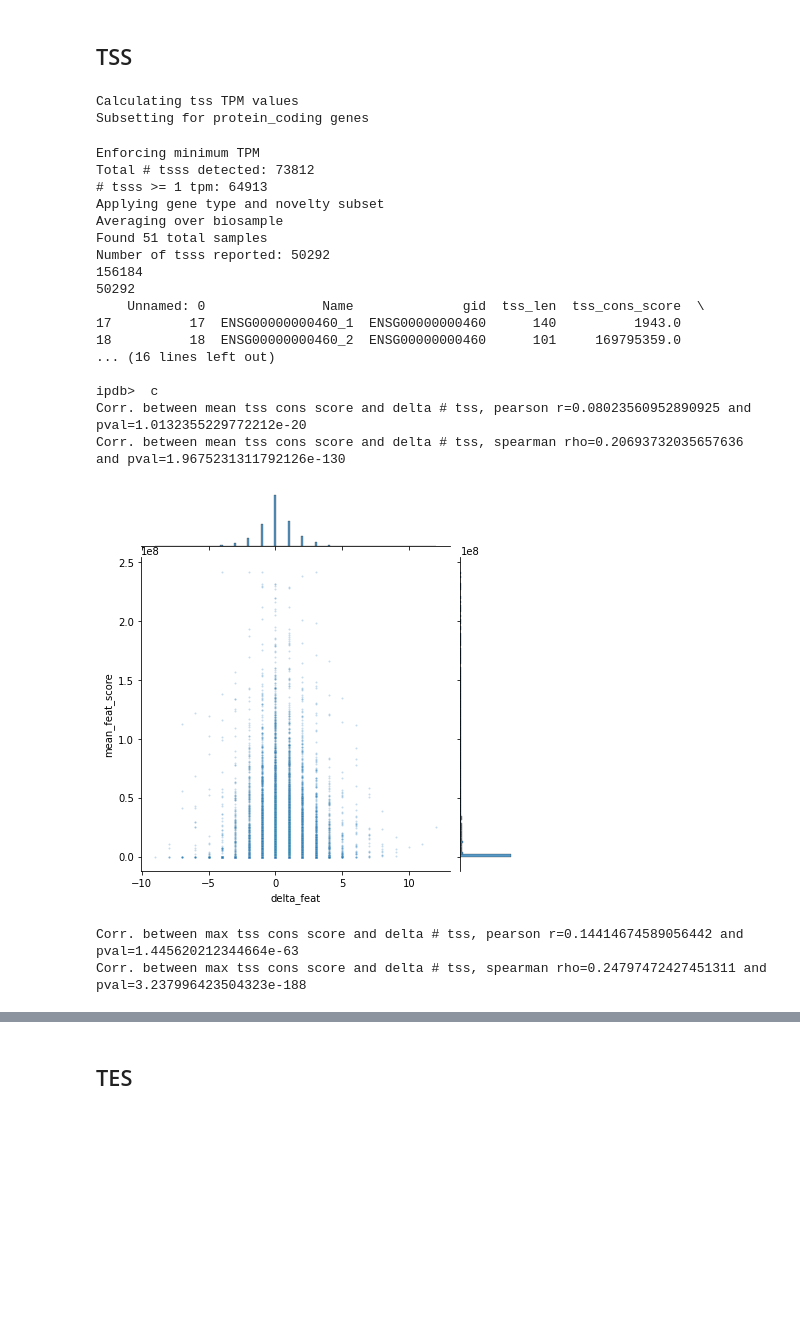
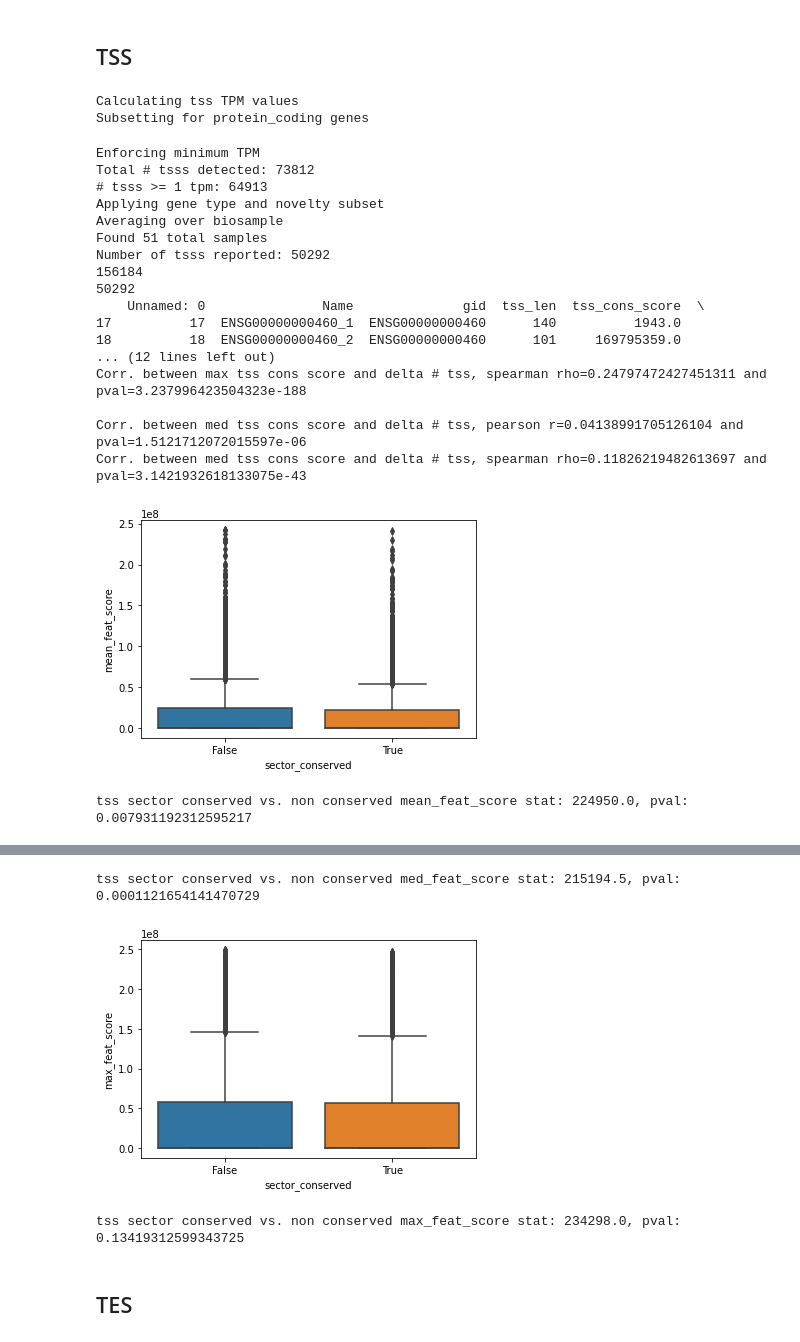
Before and after one commit to fairliereese/paper_rnawg, a Jupyter notebook: figures_revisions/revisions/corr_delta_feats_cons.ipynb, the cells around one changed output, grey strips where cells are left out. Saved outputs shown, nothing was run; the diff lists cells and outputs as text; code cells hidden in the pictures; blank space fills up the shorter version.

```diff
--- a/figures_revisions/revisions/corr_delta_feats_cons.ipynb
+++ b/figures_revisions/revisions/corr_delta_feats_cons.ipynb
@@ -132,7 +144,8 @@ df2 = read_cons_table()
 df2['delta_spl_ratio'] = df2.splicing_ratio_human-df2.splicing_ratio_mouse
 df2.rename({'Gene stable ID': 'gid'}, axis=1, inplace=True)
 df2 = df2[['gid', 'splicing_ratio_human',
-           'splicing_ratio_mouse', 'delta_spl_ratio']]
+           'splicing_ratio_mouse', 'delta_spl_ratio',
+           'sector_human', 'sector_mouse', 'sector_conserved']]
 df = df.merge(df2, how='left', on='gid')
 df.head()
 
@@ -149,6 +162,19 @@ print(f'Corr. between splice flank cons score and delta splicing ratio, spearman
 
 sns.jointplot(df, x='delta_spl_ratio',
               y='avg_score_per_bp_for_ics')
+
+cols = ['mean_feat_score', 'med_feat_score', 'max_feat_score']
+for col in cols:
+    # sns.boxplot(df, x=col, kind='kde',
+    #             hue='sector_conserved',
+    #             linewidth=1, common_norm=False)
+    sns.boxplot(df, x='sector_conserved', y=col)
+    plt.show()
+    temp = df.loc[df.sector_human==feat]
+    x = temp.loc[temp.sector_conserved==True, col].dropna().tolist()
+    y = temp.loc[temp.sector_conserved==False, col].dropna().tolist()
+    stat, pval = st.mannwhitneyu(x,y)
+    print(f'{feat} sector conserved vs. non conserved {col} stat: {stat}, pval: {pval}')
 # %% [output]
 13494
 Corr. between splice flank cons score and delta splicing ratio, pearson r=-0.025277581411155273 and pval=0.003699478395181807
@@ -162,7 +188,7 @@ Corr. between splice flank cons score and delta splicing ratio, spearman rho=-0.
 feat = 'tss'
 df = pd.read_csv(f'human_{feat}_cons_score_2.tsv', sep='\t')
 
-# get only the protein coding expressed TSSs from mouse match samples
+# get only the protein coding expressed tsss from mouse match samples
 h_ab = pd.read_csv(filt_ab, sep='\t')
 temp, ids = get_tpm_table(h_ab,
                how=feat,
@@ -182,13 +208,18 @@ df2 = read_cons_table()
 df2['delta_feat'] = df2[f'n_{feat}_human']-df2[f'n_{feat}_mouse']
 df2.rename({'Gene stable ID': 'gid'}, axis=1, inplace=True)
 df2 = df2[['gid', f'n_{feat}_human',
-          f'n_{feat}_mouse', 'delta_feat']]
+          f'n_{feat}_mouse', 'delta_feat',
+          'sector_human', 'sector_mouse', 'sector_conserved']]
 
 # compute mean score
 temp = df.groupby('gid').mean().reset_index().rename({f'{feat}_cons_score':'mean_feat_score'}, axis=1)
 
 # also compute max score
 temp2 = df.groupby('gid').max().reset_index().rename({f'{feat}_cons_score':'max_feat_score'}, axis=1)
+temp = temp.merge(temp2, how='left', on='gid')
+
+# also compute median score
+temp2 = df.groupby('gid').median().reset_index().rename({f'{feat}_cons_score':'med_feat_score'}, axis=1)
 df = temp.merge(temp2, how='left', on='gid')
 
 # merge with sector cons. information
@@ -200,43 +231,68 @@ y = df['delta_feat'].tolist()
 r, pval = stats.pearsonr(x,y)
 print(f'Corr. between mean {feat} cons score and delta # {feat}, pearson r={r} and pval={pval}')
 rho, pval = stats.spearmanr(x,y)
 print(f'Corr. between mean {feat} cons score and delta # {feat}, spearman rho={rho} and pval={pval}')
-sns.jointplot(df, x='delta_feat',
-              y='mean_feat_score',
-              joint_kws={'s':4, 'alpha':0.25})
+# sns.jointplot(df, x='delta_feat',
+#               y='mean_feat_score',
+#               joint_kws={'s':4, 'alpha':0.25})
 plt.show()
 print()
 
 x = df['max_feat_score'].tolist()
 y = df['delta_feat'].tolist()
 r, pval = stats.pearsonr(x,y)
 print(f'Corr. between max {feat} cons score and delta # {feat}, pearson r={r} and pval={pval}')
 rho, pval = stats.spearmanr(x,y)
 print(f'Corr. between max {feat} cons score and delta # {feat}, spearman rho={rho} and pval={pval}')
-sns.jointplot(df, x='delta_feat',
-              y='max_feat_score',
-              joint_kws={'s':4, 'alpha':0.25})
+# sns.jointplot(df, x='delta_feat',
+#               y='max_feat_score',
+#               joint_kws={'s':4, 'alpha':0.25})
 plt.show()
+print()
+
+x = df['med_feat_score'].tolist()
+y = df['delta_feat'].tolist()
+r, pval = stats.pearsonr(x,y)
+print(f'Corr. between med {feat} cons score and delta # {feat}, pearson r={r} and pval={pval}')
+rho, pval = stats.spearmanr(x,y)
+print(f'Corr. between med {feat} cons score and delta # {feat}, spearman rho={rho} and pval={pval}')
+# sns.jointplot(df, x='delta_feat',
+#               y='med_feat_score',
+#               joint_kws={'s':4, 'alpha':0.25})
+plt.show()
+print()
+
+cols = ['mean_feat_score', 'med_feat_score', 'max_feat_score']
+for col in cols:
+    # sns.boxplot(df, x=col, kind='kde',
+    #             hue='sector_conserved',
+    #             linewidth=1, common_norm=False)
+    sns.boxplot(df, x='sector_conserved', y=col)
+    plt.show()
+    temp = df.loc[df.sector_human==feat]
+    x = temp.loc[temp.sector_conserved==True, col].dropna().tolist()
+    y = temp.loc[temp.sector_conserved==False, col].dropna().tolist()
+    stat, pval = st.mannwhitneyu(x,y)
+    print(f'{feat} sector conserved vs. non conserved {col} stat: {stat}, pval: {pval}')
 # %% [output]
 Calculating tss TPM values
 Subsetting for protein_coding genes
 Enforcing minimum TPM
 Total # tsss detected: 73812
 # tsss >= 1 tpm: 64913
 Applying gene type and novelty subset
 Averaging over biosample
 Found 51 total samples
 Number of tsss reported: 50292
 156184
 50292
     Unnamed: 0               Name              gid  tss_len  tss_cons_score  \
 17          17  ENSG00000000460_1  ENSG00000000460      140          1943.0
 18          18  ENSG00000000460_2  ENSG00000000460      101     169795359.0
-... (16 lines left out)
+... (12 lines left out)
+Corr. between max tss cons score and delta # tss, spearman rho=0.24797472427451311 and pval=3.237996423504323e-188
 
-ipdb>  c
-Corr. between mean tss cons score and delta # tss, pearson r=0.08023560952890925 and pval=1.0132355229772212e-20
-Corr. between mean tss cons score and delta # tss, spearman rho=0.20693732035657636 and pval=1.9675231311792126e-130
+Corr. between med tss cons score and delta # tss, pearson r=0.04138991705126104 and pval=1.5121712072015597e-06
+Corr. between med tss cons score and delta # tss, spearman rho=0.11826219482613697 and pval=3.1421932618133075e-43
-[figure, old version]
+[figure, new version]
-Corr. between max tss cons score and delta # tss, pearson r=0.14414674589056442 and pval=1.445620212344664e-63
-Corr. between max tss cons score and delta # tss, spearman rho=0.24797472427451311 and pval=3.237996423504323e-188
+tss sector conserved vs. non conserved mean_feat_score stat: 224950.0, pval: 0.007931192312595217
@@ -244,3 +300,6 @@ Corr. between max tss cons score and delta # tss, spearman rho=0.247974724274513
+tss sector conserved vs. non conserved med_feat_score stat: 215194.5, pval: 0.0001121654141470729
+[figure, added]
+tss sector conserved vs. non conserved max_feat_score stat: 234298.0, pval: 0.13419312599343725
 # %% [markdown]
 ## TES
 # %%
```
Also changed, not shown: parts of 7 cells of this notebook, 13 other files.
